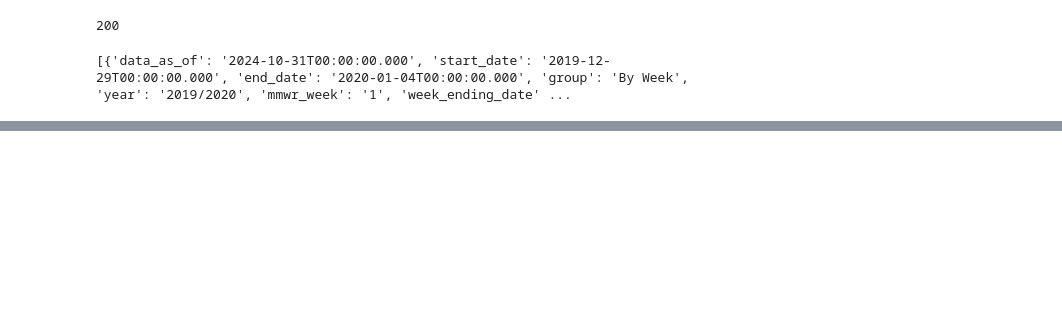
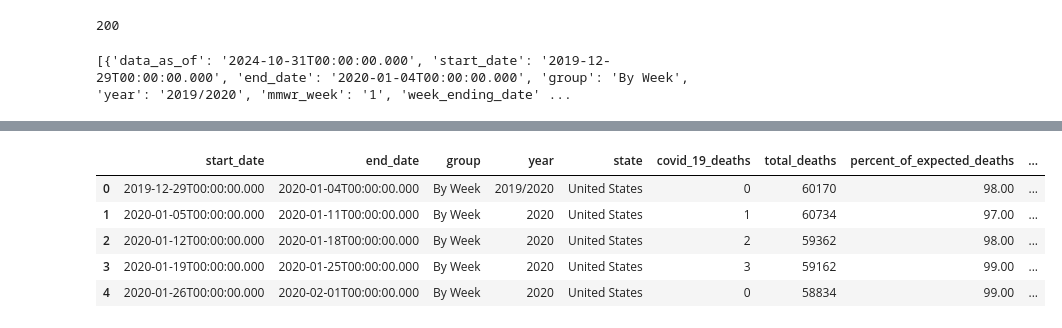
Before and after one commit to natedelarosa/Covid_Tracking, a Jupyter notebook: Covid_Tracking.ipynb, the cells around one changed output, grey strips where cells are left out. Drawn from its saved outputs; the diff is of its cells as text; code cells hidden in the pictures; blank space fills up the shorter version.

Commit message:
started data cleaning

```diff
--- a/Covid_Tracking.ipynb
+++ b/Covid_Tracking.ipynb
@@ -44,35 +45,7 @@ usa_df[:5]
 | 3 | 2024-10-31T00:00:00.000 | 2020-01-19T00:00:00.000 | 2020-01-25T00:00:00.000 | By Week | 2020 | 4 | 2020-01-25T00:00:00.000 | United States | ... |
 | 4 | 2024-10-31T00:00:00.000 | 2020-01-26T00:00:00.000 | 2020-02-01T00:00:00.000 | By Week | 2020 | 5 | 2020-02-01T00:00:00.000 | United States | ... |
 # %%
-# Function to create a plot based on a given value
-def create_plot(value):
-    # Generate some data
-    x = np.linspace(0, 10, 100)
-    y = np.sin(x + value)  # Modify the sine wave based on the slider value
-
-    # Create the plot
-    plt.figure(figsize=(8, 4))
-    plt.plot(x, y)
-    plt.title('Sine Wave')
-    plt.xlabel('X-axis')
-    plt.ylabel('Y-axis')
-    plt.grid()
-
-    # Return the figure
-    plt.close()  # Prevents automatic display in the notebook
-    return plt
-
-# Slider widget
-slider = pn.widgets.FloatSlider(name='Phase Shift', start=0, end=10, step=0.1)
-
-# Panel to update the plot when the slider changes
-@pn.depends(slider)
-def update_plot(value):
-    return create_plot(value)  # Create a new plot
-
-# Create a dashboard layout
-dashboard = pn.Column(slider, pn.panel(update_plot))
-
-# Display the dashboard
-dashboard.servable()
+#drop first column, 'data_as_of' not needed
+usa_df.drop(columns=['data_as_of', 'mmwr_week', 'week_ending_date'], axis=1, inplace=True)
+usa_df[:5]
 # %% [output]
@@ -79,0 +52,6 @@ dashboard.servable()
+|  | start_date | end_date | group | year | state | covid_19_deaths | total_deaths | percent_of_expected_deaths | ... |
+| 0 | 2019-12-29T00:00:00.000 | 2020-01-04T00:00:00.000 | By Week | 2019/2020 | United States | 0 | 60170 | 98.00 | ... |
+| 1 | 2020-01-05T00:00:00.000 | 2020-01-11T00:00:00.000 | By Week | 2020 | United States | 1 | 60734 | 97.00 | ... |
+| 2 | 2020-01-12T00:00:00.000 | 2020-01-18T00:00:00.000 | By Week | 2020 | United States | 2 | 59362 | 98.00 | ... |
+| 3 | 2020-01-19T00:00:00.000 | 2020-01-25T00:00:00.000 | By Week | 2020 | United States | 3 | 59162 | 99.00 | ... |
+| 4 | 2020-01-26T00:00:00.000 | 2020-02-01T00:00:00.000 | By Week | 2020 | United States | 0 | 58834 | 99.00 | ... |
```
Also changed, not shown: parts of 4 cells of this notebook.
